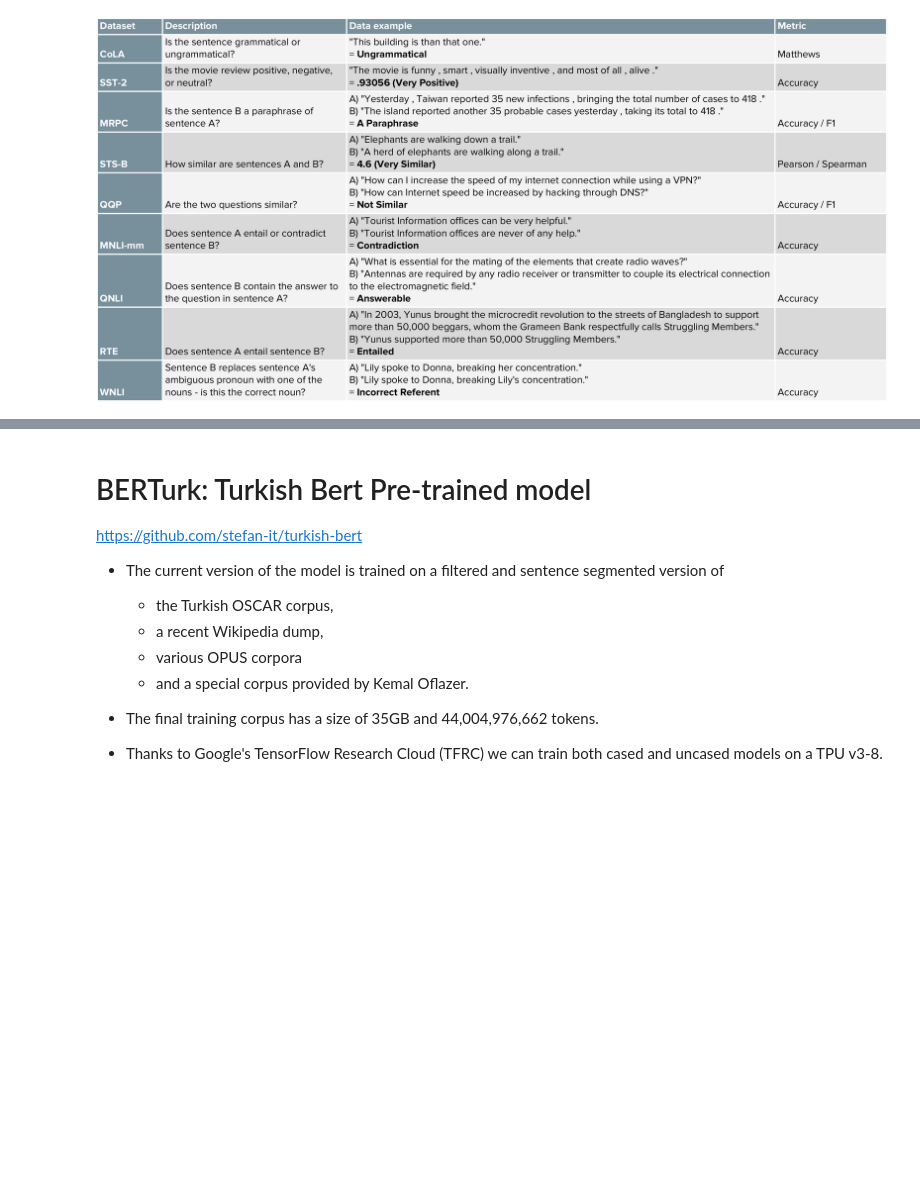
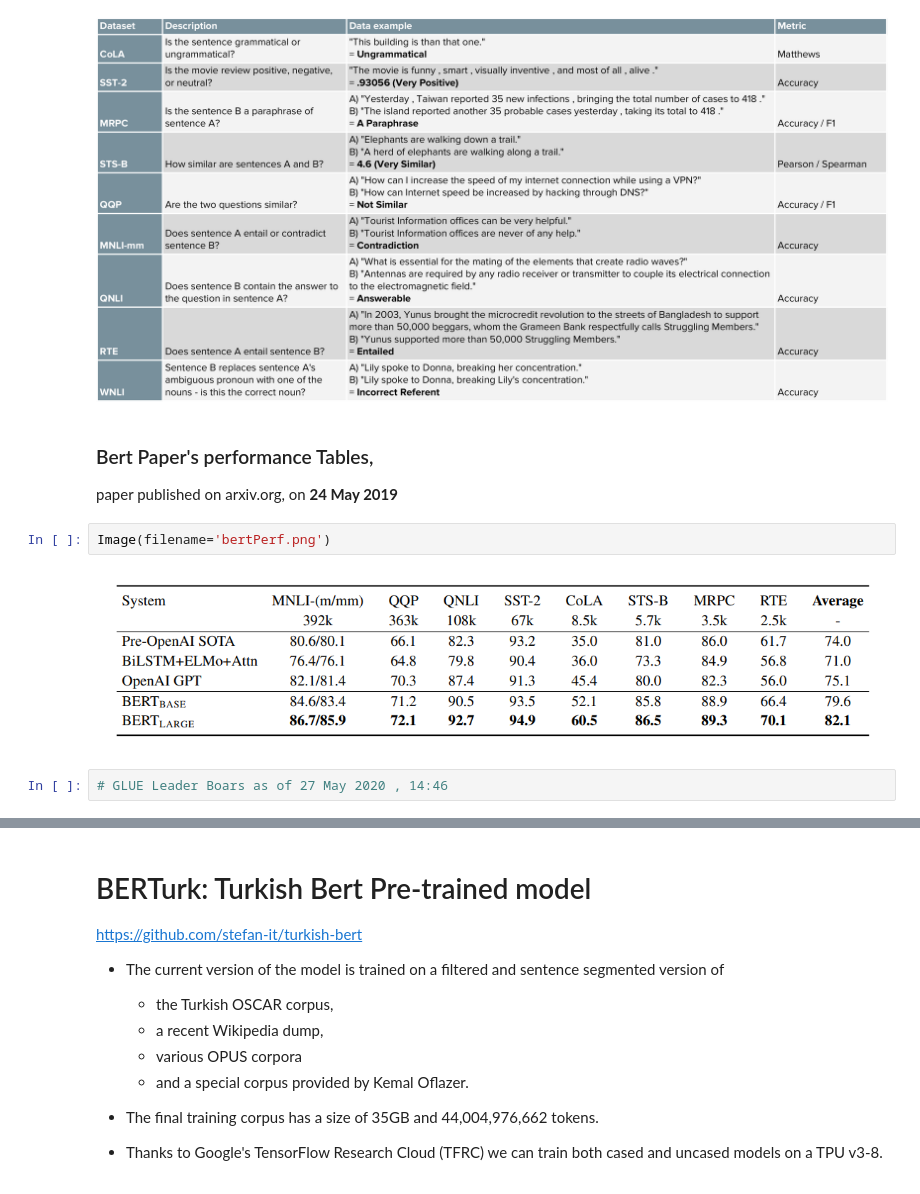
Before and after one commit to savasy/Turkish-Bert-NLP-Pipeline, a Jupyter notebook: Turkish NLP Pipeline Presentation.ipynb, the cells around one changed output, grey strips where cells are left out. Saved outputs shown, nothing was run; the diff lists cells and outputs as text; blank space fills up the shorter version.

```diff
--- a/Turkish NLP Pipeline Presentation.ipynb
+++ b/Turkish NLP Pipeline Presentation.ipynb
@@ -144,3 +186,12 @@ from IPython.display import Image
 Image(filename='glue.png')
 # %% [output]
 [figure]
+# %% [markdown]
+### Bert Paper's performance Tables,
+paper published on arxiv.org, on  **24 May 2019**
+# %%
+Image(filename='bertPerf.png')
+# %% [output]
+[figure, added]
+# %%
+# GLUE Leader Boars as of 27 May 2020 , 14:46
```
Also changed, not shown: parts of 26 cells of this notebook, 2 other files.
